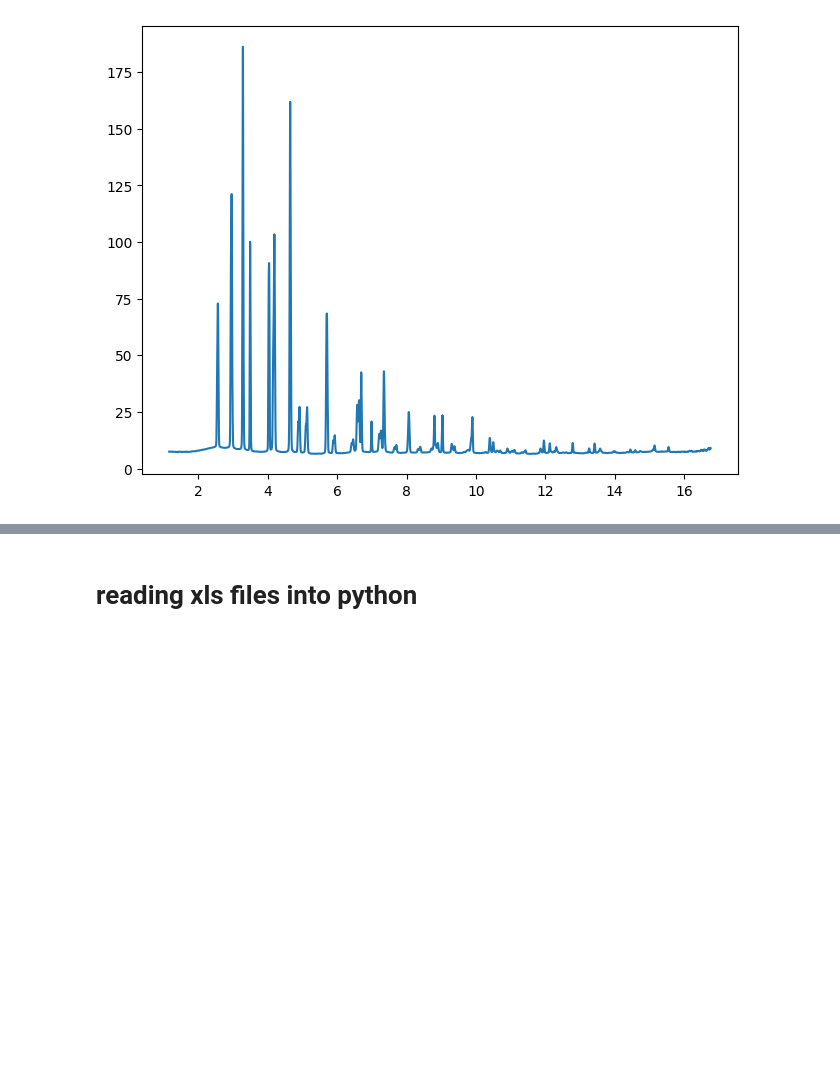
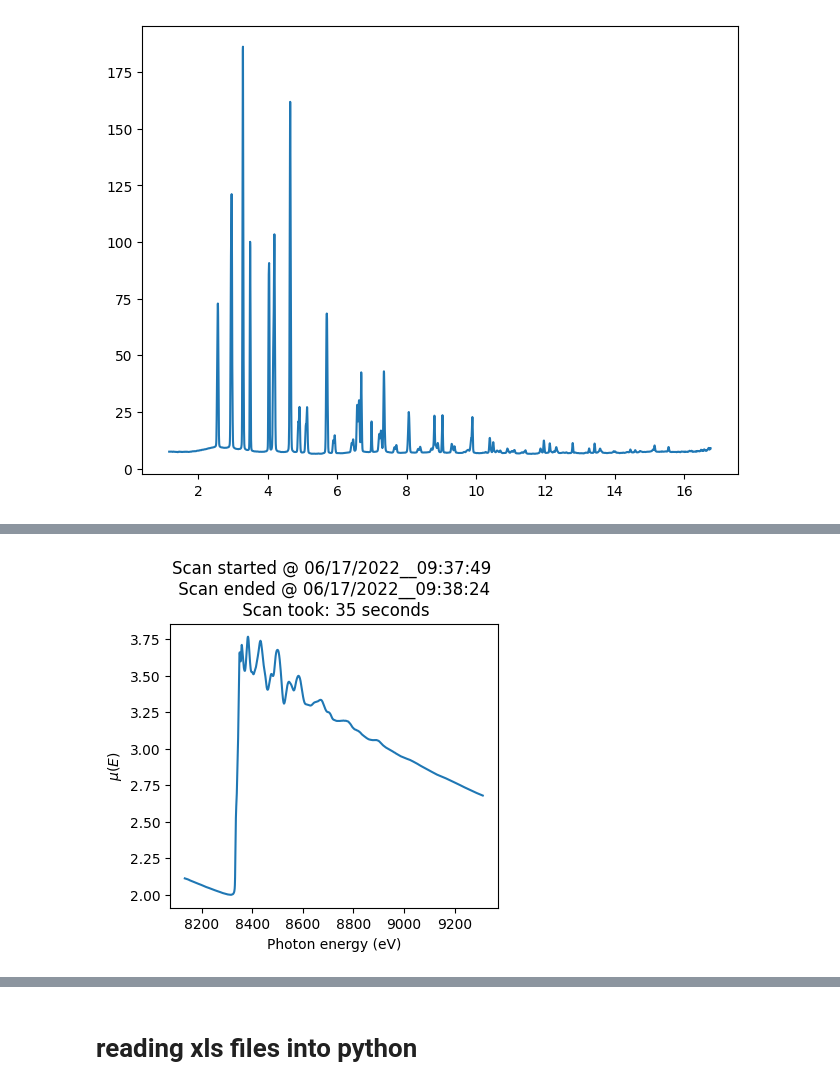
Before and after one commit to pmeshkov/pySULI, a Jupyter notebook: notebooks/000.read_research_data_into_python.ipynb, the cells around one changed output, grey strips where cells are left out. Saved outputs shown, nothing was run; the diff lists cells and outputs as text; code cells hidden in the pictures; blank space fills up the shorter version.

```diff
--- a/notebooks/000.read_research_data_into_python.ipynb
+++ b/notebooks/000.read_research_data_into_python.ipynb
@@ -141,0 +190,15 @@ plt.plot(data[0],data[1])
+# %%
+# Sometimes, we may be interested in showing some of the information in the header of the file in the plot.
+# For example, the scan of file Ni-foil-XAS-data-from-ISS-beamline.dat started @ 06/17/2022  09:37:49
+# and it ended @ 06/17/2022  09:38:24. Therefore, the scan took 34 seconds. We can include these info
+# at the title of the plot as below.
+
+
+fig = plt.figure(figsize=(4,4))
+ax = fig.add_subplot(1,1,1)
+ax.plot(E,np.log(I0/Ir))
+ax.set_ylabel('$\mu(E)$')
+ax.set_xlabel('Photon energy (eV)')
+ax.set_title('Scan started @ 06/17/2022__09:37:49 \n Scan ended @ 06/17/2022__09:38:24 \n Scan took: 35 seconds');
+# %% [output]
+[figure, added]
```
Also changed, not shown: parts of 25 cells of this notebook, 5 other files.
